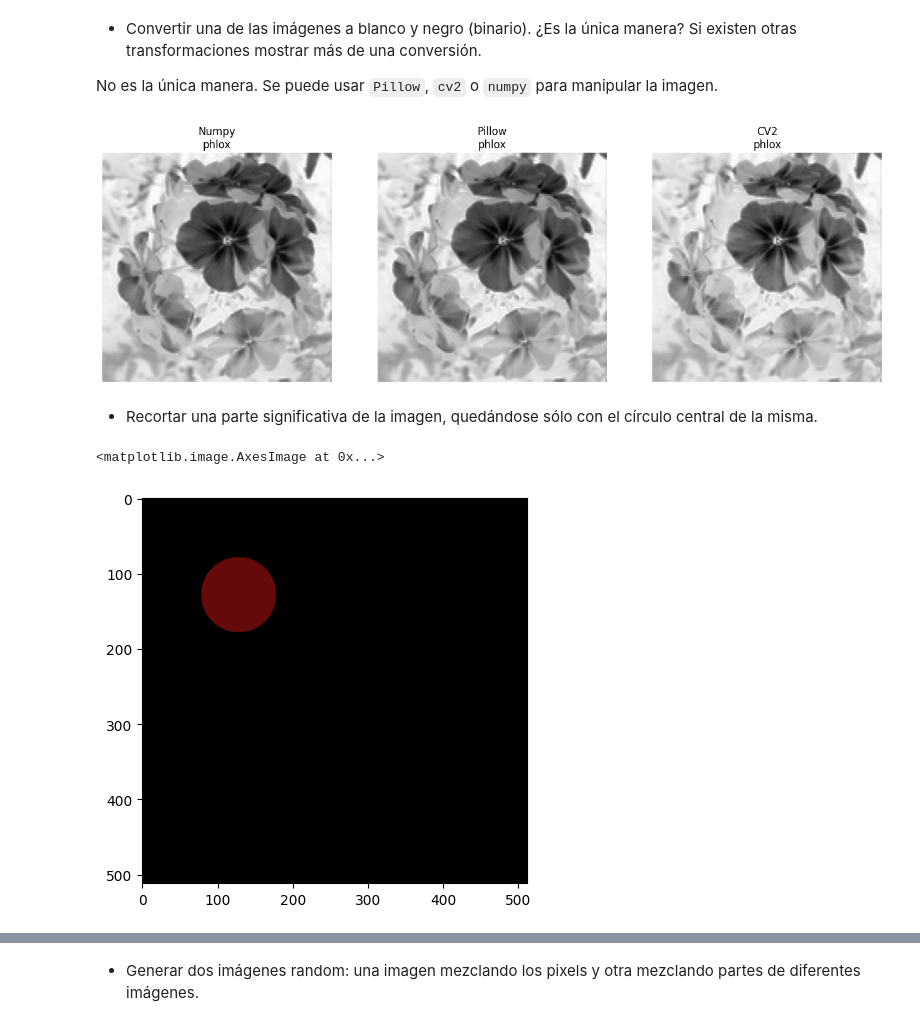
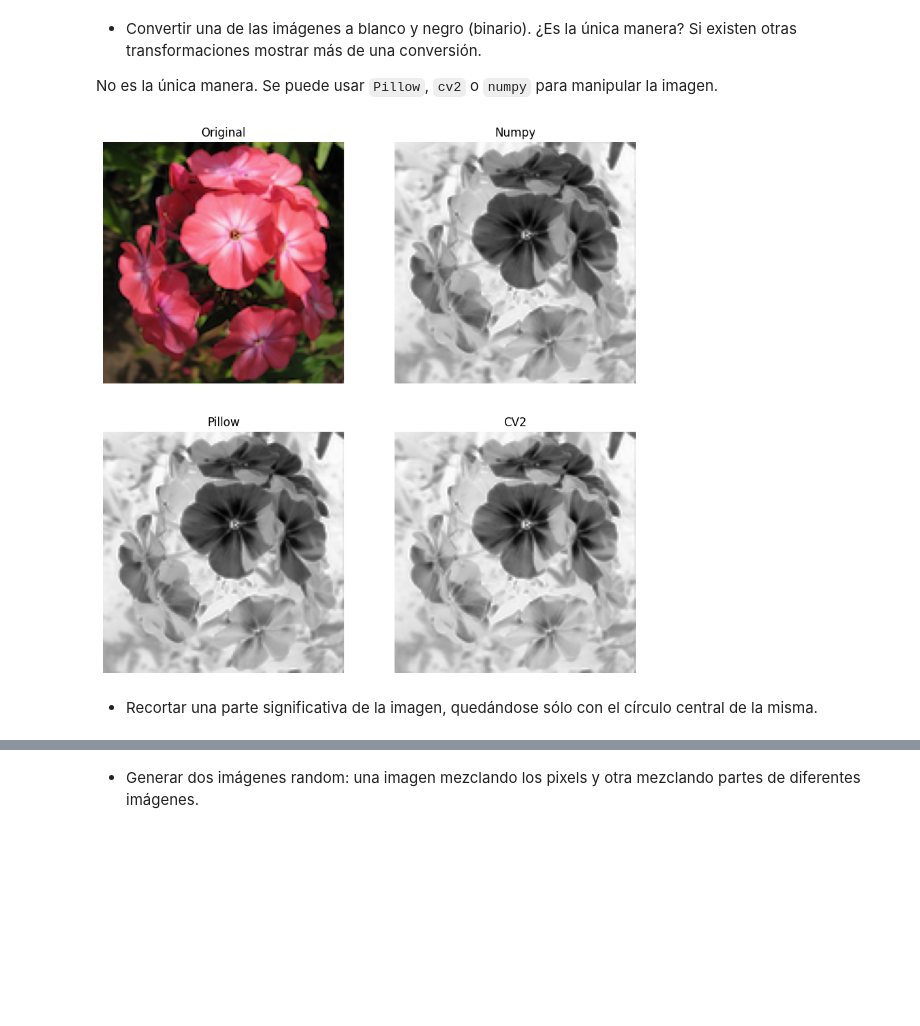
Before and after one commit to MasterUBA-DM-KD/DM_CyT, a Jupyter notebook: notebooks/TP1/preTP1.ipynb, the cells around one changed output, grey strips where cells are left out. Cells and saved outputs as stored; diff of their text form; code cells hidden in the pictures; blank space fills up the shorter version.

```diff
--- a/notebooks/TP1/preTP1.ipynb
+++ b/notebooks/TP1/preTP1.ipynb
@@ -51,3 +55,5 @@ labels_path = os.path.join(path_to_flowers, "flower_labels.csv")
 flowers = pd.read_csv(labels_path)
 flowers["label"] = flowers["label"].map(string_labels)
 flowers["image_layers"] = flowers.apply(lambda x: np.asarray(Image.open(os.path.join(path_to_flowers, x["file"])).convert("RGB")), axis=1)
+flowers.loc[:, "image_layers"] = flowers.loc[:, "image_layers"].apply(lambda x: x[0:128, 0:128,:])
+flowers["image_layers"] = flowers["image_layers"].apply(lambda x: np.nan_to_num(x))
@@ -112,55 +125,35 @@ rgb_weights = [0.2989, 0.5870, 0.1140]
 # %%
-fig, axes = plt.subplots(1, 3, sharey=True, sharex=True, figsize=(16, 9))
+fig, axes = plt.subplots(2, 2, sharey=True, sharex=True, figsize=(10, 10))
+axes = axes.flat
 
 image = flowers.loc[0, "image_layers"]
 path_to_image = os.path.join(path_to_flowers, flowers.loc[0, "file"])
 
 image_numpy = np.dot(image[..., :3], rgb_weights)
 image = Image.fromarray(image)
 
 image_PIL =  image.convert('L')
 
 image_cv2 = cv2.imread(path_to_image)
 image_cv2 = cv2.cvtColor(image_cv2, cv2.COLOR_RGB2GRAY)
 
-axes[0].imshow(image_numpy, cmap='binary')
-axes[1].imshow(image_PIL, cmap='binary')
-axes[2].imshow(image_cv2, cmap="binary")
+axes[0].imshow(image)
+axes[1].imshow(image_numpy, cmap='binary')
+axes[2].imshow(image_PIL, cmap='binary')
+axes[3].imshow(image_cv2, cmap="binary")
 
-axes[0].set_title(f"Numpy\n{label}")
-axes[1].set_title(f"Pillow\n{label}")
-axes[2].set_title(f"CV2\n{label}")
+axes[0].set_title("Original")
+axes[1].set_title("Numpy")
+axes[2].set_title("Pillow")
+axes[3].set_title("CV2")
 
 axes[0].axis('off')
 axes[1].axis('off')
 axes[2].axis('off')
+axes[3].axis('off')
+
 plt.show()
 # %% [output]
-[figure, old version]
+[figure, new version]
 # %% [markdown]
 - Recortar una parte significativa de la imagen, quedándose sólo con el círculo central de la misma.
-# %%
-Img = np.zeros((512, 512, 3), np.uint8)
-
-# Window name in which image is displayed
-window_name = 'Image'
-# Center coordinates
-center_coordinates = (128, 128)
-# Radius of circle
-radius = 50
-
-# Red color in BGR
-color = (100, 10,10)
-
-# Line thickness of -1 px
-thickness = -2
-
-# Using cv2.circle() method
-# Draw a circle of red color of thickness -1 px
-image = cv2.circle(Img, center_coordinates, radius, color, thickness)
-# Displaying the image
-plt.figure(figsize=(5,5))
-plt.imshow(image)
-# %% [output]
-<matplotlib.image.AxesImage at 0x...>
-[figure, removed]
```
Also changed, not shown: parts of 37 cells of this notebook, 4 other files.
